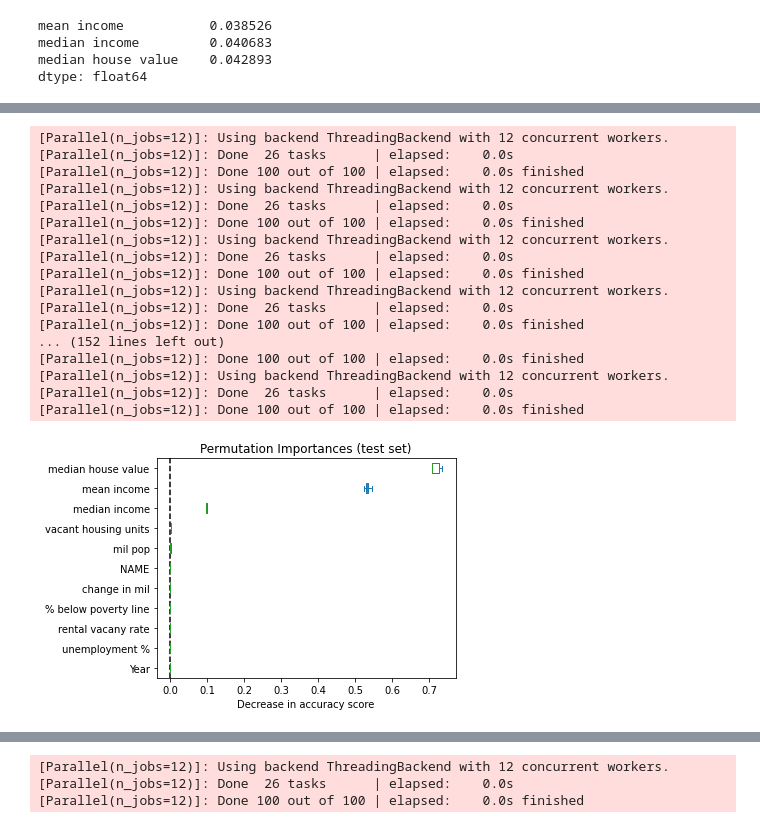
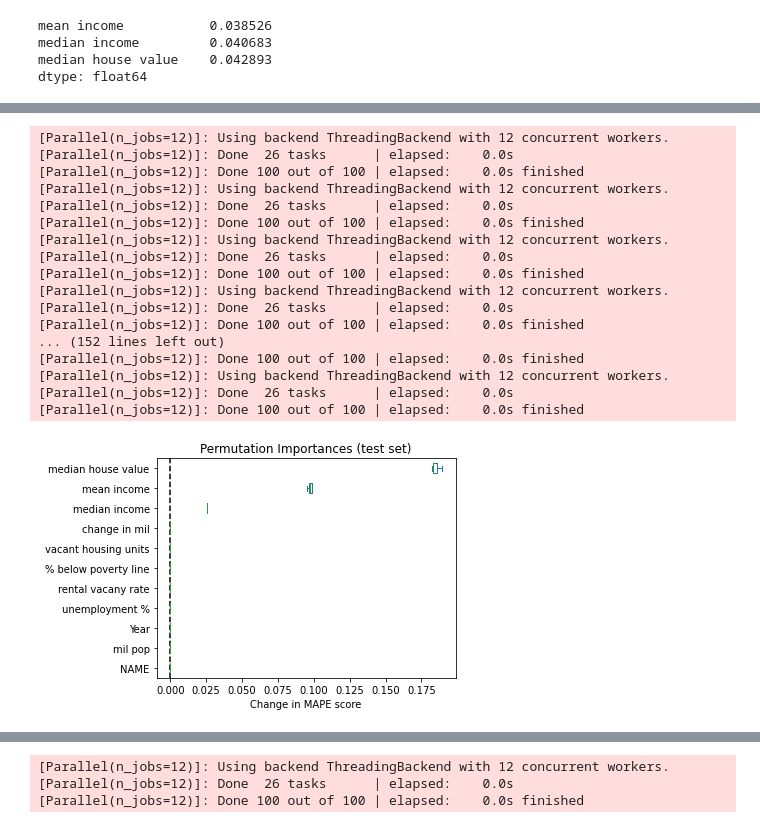
Before and after one commit to kellerl7/Milestone_2, a Jupyter notebook: Supervised_Learning/Basic_Supervised_Learning.ipynb, the cells around one changed output, grey strips where cells are left out. Cells and saved outputs as stored; diff of their text form; code cells hidden in the pictures.

```diff
--- a/Supervised_Learning/Basic_Supervised_Learning.ipynb
+++ b/Supervised_Learning/Basic_Supervised_Learning.ipynb
@@ -583,37 +583,37 @@ pd.DataFrame(model_forest.named_steps['model'].feature_importances_)
 from sklearn.inspection import permutation_importance
 import matplotlib.pyplot as plt
 
-result = permutation_importance(model_forest, X_test, y_test)
+result = permutation_importance(model_forest, X_test, y_test, scoring = 'neg_mean_absolute_percentage_error')
 
 sorted_importances_idx = result.importances_mean.argsort()
 importances = pd.DataFrame(
     result.importances[sorted_importances_idx].T,
     columns=X_test.columns[sorted_importances_idx],
 )
 ax = importances.plot.box(vert=False, whis=10)
 ax.set_title("Permutation Importances (test set)")
 ax.axvline(x=0, color="k", linestyle="--")
-ax.set_xlabel("Decrease in accuracy score")
+ax.set_xlabel("Change in MAPE score")
 ax.figure.tight_layout()
 # %% [output]
 [Parallel(n_jobs=12)]: Using backend ThreadingBackend with 12 concurrent workers.
 [Parallel(n_jobs=12)]: Done  26 tasks      | elapsed:    0.0s
 [Parallel(n_jobs=12)]: Done 100 out of 100 | elapsed:    0.0s finished
 [Parallel(n_jobs=12)]: Using backend ThreadingBackend with 12 concurrent workers.
 [Parallel(n_jobs=12)]: Done  26 tasks      | elapsed:    0.0s
 [Parallel(n_jobs=12)]: Done 100 out of 100 | elapsed:    0.0s finished
 [Parallel(n_jobs=12)]: Using backend ThreadingBackend with 12 concurrent workers.
 [Parallel(n_jobs=12)]: Done  26 tasks      | elapsed:    0.0s
 [Parallel(n_jobs=12)]: Done 100 out of 100 | elapsed:    0.0s finished
 [Parallel(n_jobs=12)]: Using backend ThreadingBackend with 12 concurrent workers.
 [Parallel(n_jobs=12)]: Done  26 tasks      | elapsed:    0.0s
 [Parallel(n_jobs=12)]: Done 100 out of 100 | elapsed:    0.0s finished
 ... (152 lines left out)
 [Parallel(n_jobs=12)]: Done 100 out of 100 | elapsed:    0.0s finished
 [Parallel(n_jobs=12)]: Using backend ThreadingBackend with 12 concurrent workers.
 [Parallel(n_jobs=12)]: Done  26 tasks      | elapsed:    0.0s
 [Parallel(n_jobs=12)]: Done 100 out of 100 | elapsed:    0.0s finished
-[figure, old version]
+[figure, new version]
 # %%
 #Most changes in mil are near 0
 plt.hist(df_filter['change in mil'], density = True, bins = 50, range = (-500, 500))
```
Also changed, not shown: parts of 7 cells of this notebook.
